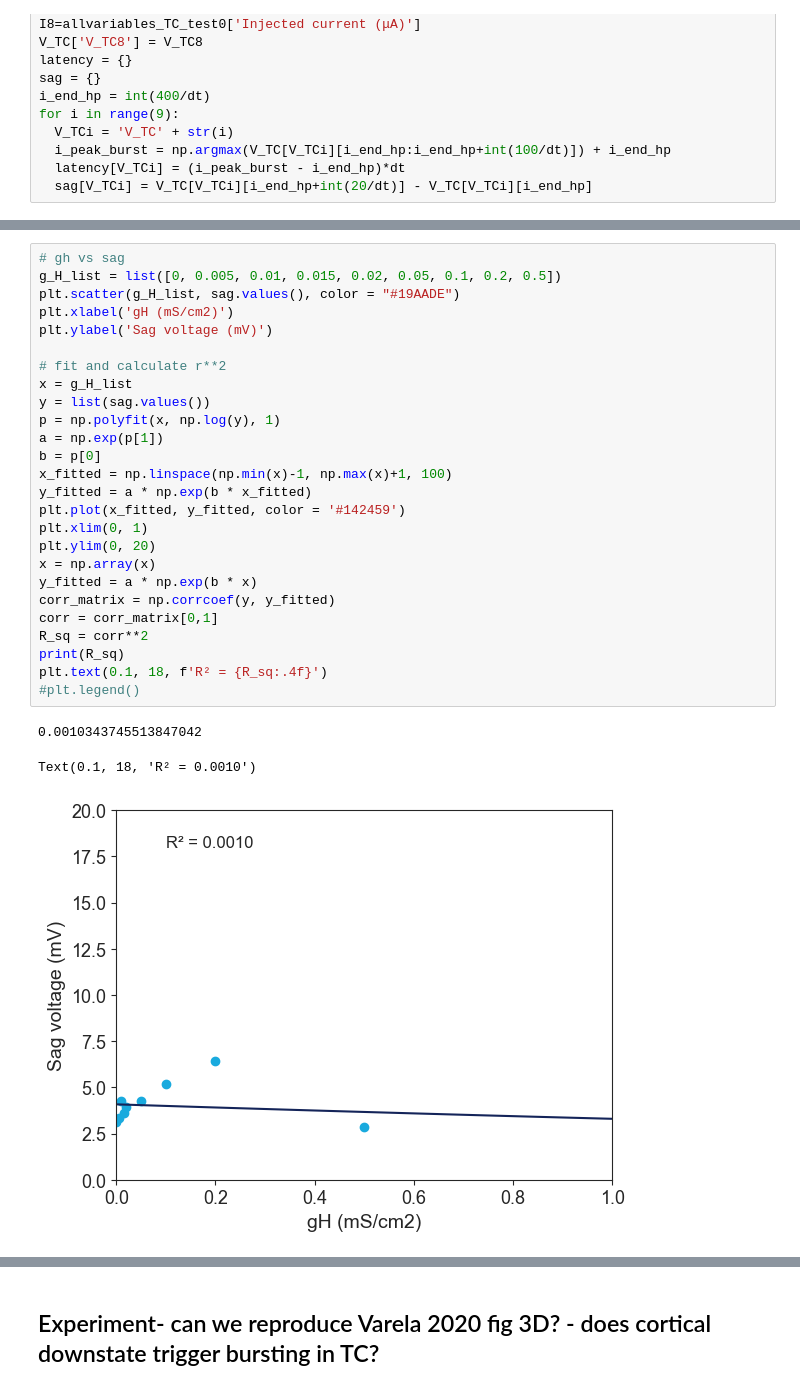
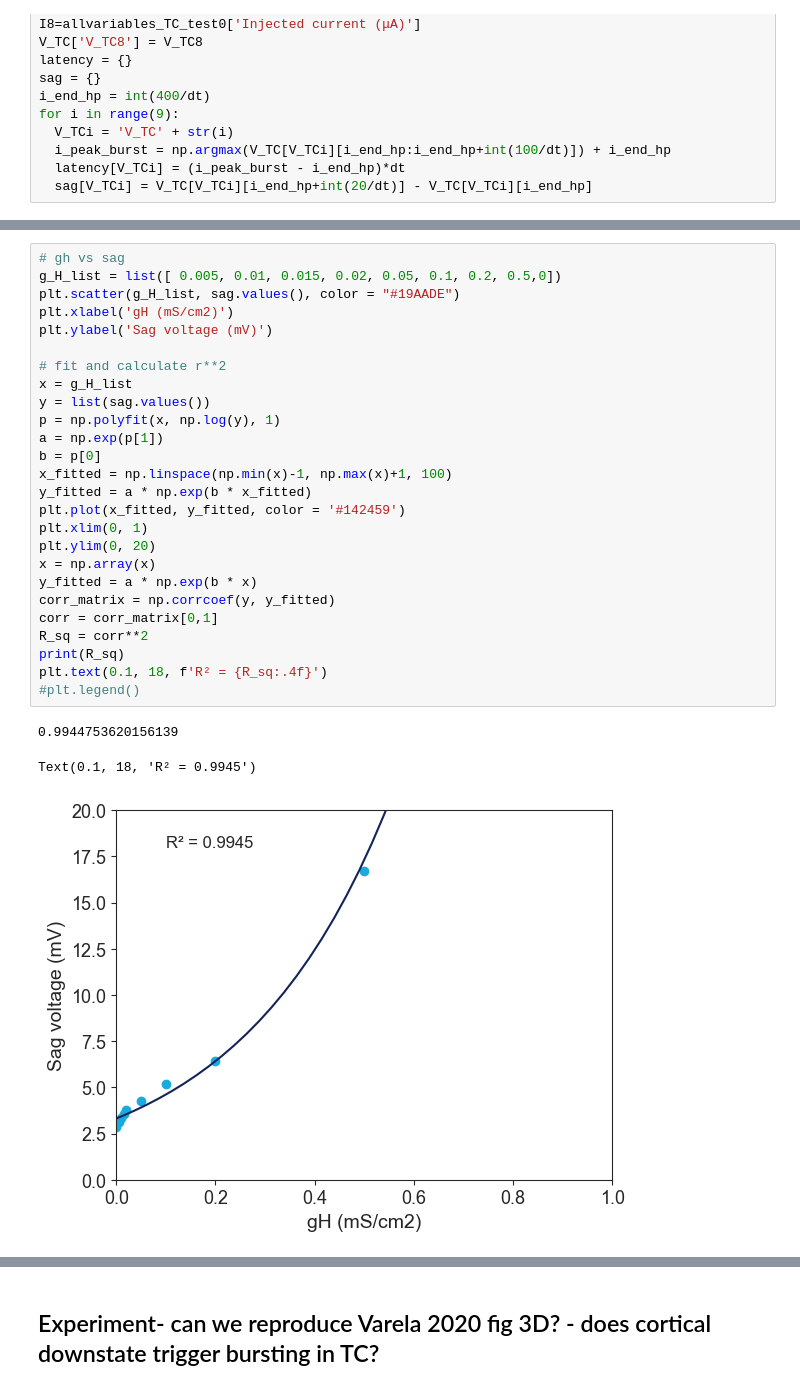
Before and after one commit to MeeraDas14/Sleep-Spindles_Simulations, a Jupyter notebook: isolated_TC_regimes.ipynb, the cells around one changed output, grey strips where cells are left out. Saved outputs shown, nothing was run; the diff lists cells and outputs as text.

```diff
--- a/isolated_TC_regimes.ipynb
+++ b/isolated_TC_regimes.ipynb
@@ -1393,33 +1410,33 @@ Text(0.1, 85, 'R² = 0.8736')
 # %%
 # gh vs sag
-g_H_list = list([0, 0.005, 0.01, 0.015, 0.02, 0.05, 0.1, 0.2, 0.5])
+g_H_list = list([ 0.005, 0.01, 0.015, 0.02, 0.05, 0.1, 0.2, 0.5,0])
 plt.scatter(g_H_list, sag.values(), color = "#19AADE")
 plt.xlabel('gH (mS/cm2)')
 plt.ylabel('Sag voltage (mV)')
 
 # fit and calculate r**2
 x = g_H_list
 y = list(sag.values())
 p = np.polyfit(x, np.log(y), 1)
 a = np.exp(p[1])
 b = p[0]
 x_fitted = np.linspace(np.min(x)-1, np.max(x)+1, 100)
 y_fitted = a * np.exp(b * x_fitted)
 plt.plot(x_fitted, y_fitted, color = '#142459')
 plt.xlim(0, 1)
 plt.ylim(0, 20)
 x = np.array(x)
 y_fitted = a * np.exp(b * x)
 corr_matrix = np.corrcoef(y, y_fitted)
 corr = corr_matrix[0,1]
 R_sq = corr**2
 print(R_sq)
 plt.text(0.1, 18, f'R² = {R_sq:.4f}')
 #plt.legend()
 # %% [output]
-0.0010343745513847042
+0.9944753620156139
-Text(0.1, 18, 'R² = 0.0010')
+Text(0.1, 18, 'R² = 0.9945')
-[figure, old version]
+[figure, new version]
 # %%
 # sag vs latency
 x = list(sag.values())
```
Also changed, not shown: parts of 15 cells of this notebook.
